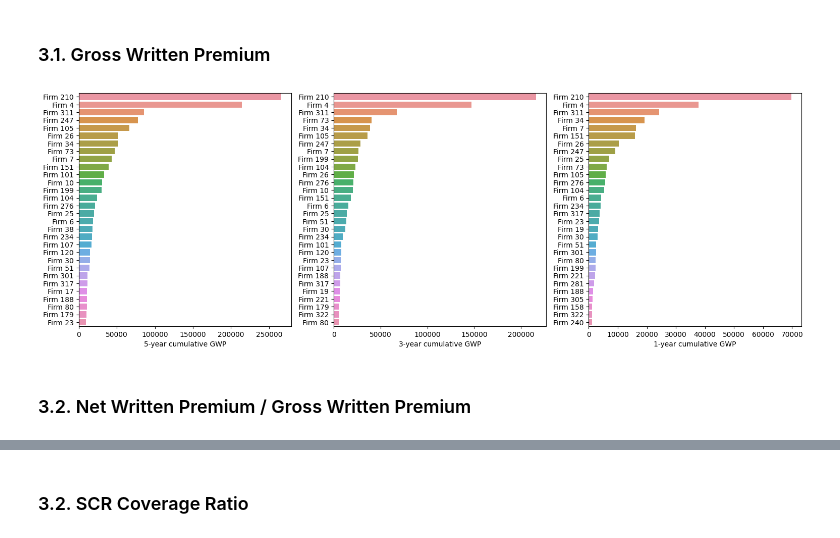
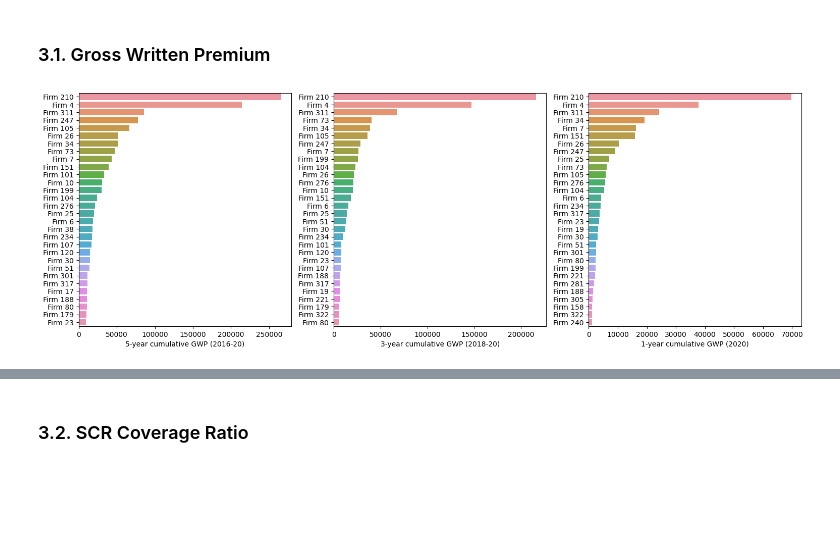
Before and after one commit to jrw22/firm-prioritisation, a Jupyter notebook: firm-prioritisation.ipynb, the cells around one changed output, grey strips where cells are left out. Cells and saved outputs as stored; diff of their text form; code cells hidden in the pictures; blank space fills up the shorter version.

```diff
--- a/firm-prioritisation.ipynb
+++ b/firm-prioritisation.ipynb
@@ -96,32 +96,30 @@ firm_data = pd.merge(general_data, underwriting_data, on = ['firm', 'year'], how
 # %%
 # Identify firms with the top cumulative gwp over 5 year period
 five_year_cumulative_gwp = firm_data.groupby('firm').agg({'gross-written-premium' : 'sum'}).sort_values(['gross-written-premium'], ascending = False).head(30)
 five_year_cumulative_gwp = five_year_cumulative_gwp.reset_index(level='firm')
 
 # Identify firms with the top cumulative gwp over 3 year period
 three_year_cumulative_gwp = firm_data[firm_data["year"] > 2017].groupby('firm').agg({'gross-written-premium' : 'sum'}).sort_values(['gross-written-premium'], ascending = False).head(30)
 three_year_cumulative_gwp = three_year_cumulative_gwp.reset_index(level='firm')
 
 # Identify firms with the top cumulative gwp over 1 year period
 one_year_cumulative_gwp = firm_data[firm_data["year"] > 2019].groupby('firm').agg({'gross-written-premium' : 'sum'}).sort_values(['gross-written-premium'], ascending = False).head(30)
 one_year_cumulative_gwp = one_year_cumulative_gwp.reset_index(level='firm')
 
 # Plot of GWP
 plt.figure(figsize=(25,6))
 plt.subplot(141)
 fig1 = sns.barplot(data=five_year_cumulative_gwp,x='gross-written-premium', y='firm')
-fig1.set_xlabel('5-year cumulative GWP')
+fig1.set_xlabel('5-year cumulative GWP (2016-20)')
 fig1.set_ylabel('')
 plt.subplot(142)
 fig2 = sns.barplot(data=three_year_cumulative_gwp,x='gross-written-premium', y='firm')
-fig2.set_xlabel('3-year cumulative GWP')
+fig2.set_xlabel('3-year cumulative GWP (2018-20)')
 fig2.set_ylabel('')
 plt.subplot(143)
 fig3 = sns.barplot(data=one_year_cumulative_gwp,x='gross-written-premium', y='firm')
-fig3.set_xlabel('1-year cumulative GWP')
+fig3.set_xlabel('1-year cumulative GWP (2020)')
 fig3.set_ylabel('')
 plt.show()
 # %% [output]
-[figure, old version]
+[figure, new version]
-# %% [markdown]
-### 3.2. Net Written Premium / Gross Written Premium
```
Also changed, not shown: parts of 19 cells of this notebook.
